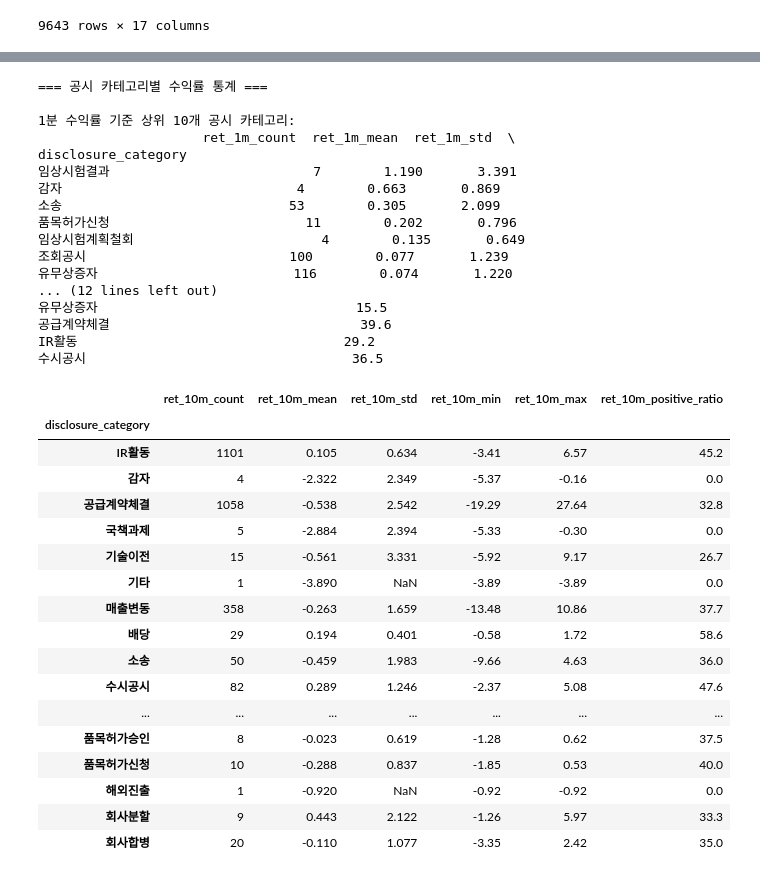
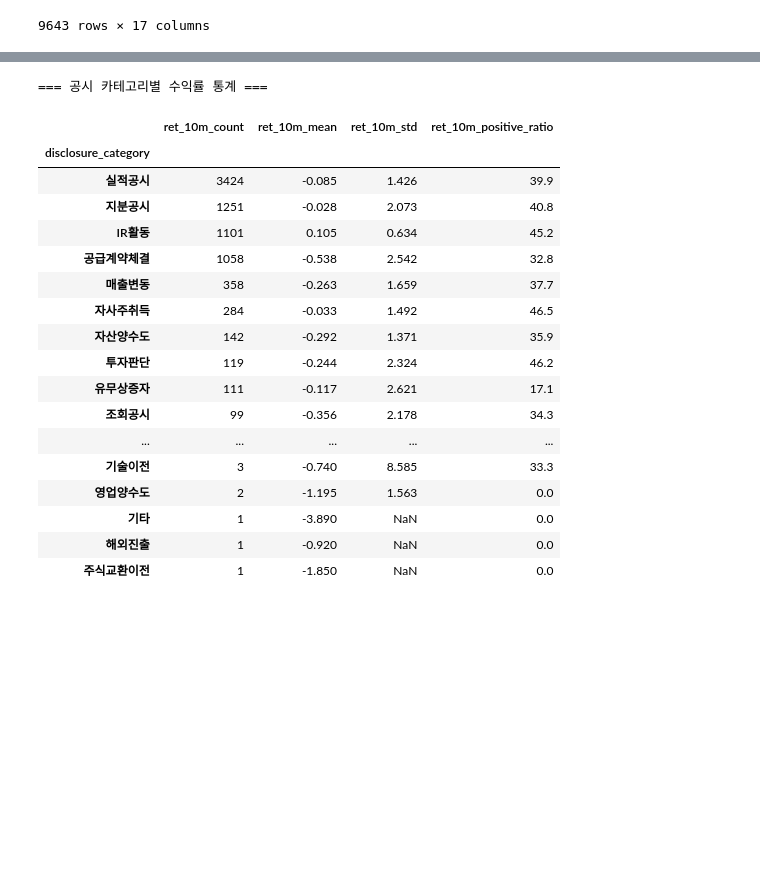
Before and after one commit to antaechan/dart-sentiment-analysis, a Jupyter notebook: analysis/eda.ipynb, the cells around one changed output, grey strips where cells are left out. Saved outputs shown, nothing was run; the diff lists cells and outputs as text; code cells hidden in the pictures; blank space fills up the shorter version.

```diff
--- a/analysis/eda.ipynb
+++ b/analysis/eda.ipynb
@@ -154,7 +222,7 @@ print("\n결측값 현황:")
 print(target_df.isnull().sum())
 
 # 수익률 컬럼 확인
-ret_columns = ["ret_1m", "ret_3m", "ret_10m", "ret_60m"]
+ret_columns = ["ret_3m", "ret_10m", "ret_30m", "ret_60m"]
 print(f"\n수익률 컬럼: {ret_columns}")
 # %% [output]
 === 기본 데이터 분석 ===
@@ -177,8 +244,0 @@ dtype: int64
-# %%
-import sys
-
-sys.path.append("../analysis")
-
-from eda_helper import analyze_disclosure_types_by_keywords, calculate_return_statistics_by_category
-ret_columns = ["ret_1m", "ret_3m", "ret_10m", "ret_60m"]
-df_with_returns, category_counts = analyze_disclosure_types_by_keywords(target_df, ret_columns = ret_columns)
@@ -325,38 +485,22 @@ IR활동                                  29.2
 # %%
-calculate_return_statistics_by_category(df_with_returns, ret_columns)[["ret_10m_count", "ret_10m_mean", "ret_10m_std", "ret_10m_min", "ret_10m_max", "ret_10m_positive_ratio"]]
+calculate_return_statistics_by_category(df_with_returns, ret_columns)[["ret_10m_count", "ret_10m_mean", "ret_10m_std",  "ret_10m_positive_ratio"]]
 # %% [output]
 === 공시 카테고리별 수익률 통계 ===
-
-1분 수익률 기준 상위 10개 공시 카테고리:
-                     ret_1m_count  ret_1m_mean  ret_1m_std  \
-disclosure_category
-임상시험결과                          7        1.190       3.391
-감자                              4        0.663       0.869
-소송                             53        0.305       2.099
-품목허가신청                         11        0.202       0.796
-임상시험계획철회                        4        0.135       0.649
-조회공시                          100        0.077       1.239
-유무상증자                         116        0.074       1.220
-... (12 lines left out)
-유무상증자                                 15.5
-공급계약체결                                39.6
-IR활동                                  29.2
-수시공시                                  36.5
-|  | ret_10m_count | ret_10m_mean | ret_10m_std | ret_10m_min | ret_10m_max | ret_10m_positive_ratio |
-| disclosure_category |  |  |  |  |  |  |
-| IR활동 | 1101 | 0.105 | 0.634 | -3.41 | 6.57 | 45.2 |
-| 감자 | 4 | -2.322 | 2.349 | -5.37 | -0.16 | 0.0 |
-| 공급계약체결 | 1058 | -0.538 | 2.542 | -19.29 | 27.64 | 32.8 |
-| 국책과제 | 5 | -2.884 | 2.394 | -5.33 | -0.30 | 0.0 |
-| 기술이전 | 15 | -0.561 | 3.331 | -5.92 | 9.17 | 26.7 |
-| 기타 | 1 | -3.890 | NaN | -3.89 | -3.89 | 0.0 |
-| 매출변동 | 358 | -0.263 | 1.659 | -13.48 | 10.86 | 37.7 |
-| 배당 | 29 | 0.194 | 0.401 | -0.58 | 1.72 | 58.6 |
-| 소송 | 50 | -0.459 | 1.983 | -9.66 | 4.63 | 36.0 |
-| 수시공시 | 82 | 0.289 | 1.246 | -2.37 | 5.08 | 47.6 |
-| ... | ... | ... | ... | ... | ... | ... |
-| 품목허가승인 | 8 | -0.023 | 0.619 | -1.28 | 0.62 | 37.5 |
-| 품목허가신청 | 10 | -0.288 | 0.837 | -1.85 | 0.53 | 40.0 |
-| 해외진출 | 1 | -0.920 | NaN | -0.92 | -0.92 | 0.0 |
-| 회사분할 | 9 | 0.443 | 2.122 | -1.26 | 5.97 | 33.3 |
-| 회사합병 | 20 | -0.110 | 1.077 | -3.35 | 2.42 | 35.0 |
+|  | ret_10m_count | ret_10m_mean | ret_10m_std | ret_10m_positive_ratio |
+| disclosure_category |  |  |  |  |
+| 실적공시 | 3424 | -0.085 | 1.426 | 39.9 |
+| 지분공시 | 1251 | -0.028 | 2.073 | 40.8 |
+| IR활동 | 1101 | 0.105 | 0.634 | 45.2 |
+| 공급계약체결 | 1058 | -0.538 | 2.542 | 32.8 |
+| 매출변동 | 358 | -0.263 | 1.659 | 37.7 |
+| 자사주취득 | 284 | -0.033 | 1.492 | 46.5 |
+| 자산양수도 | 142 | -0.292 | 1.371 | 35.9 |
+| 투자판단 | 119 | -0.244 | 2.324 | 46.2 |
+| 유무상증자 | 111 | -0.117 | 2.621 | 17.1 |
+| 조회공시 | 99 | -0.356 | 2.178 | 34.3 |
+| ... | ... | ... | ... | ... |
+| 기술이전 | 3 | -0.740 | 8.585 | 33.3 |
+| 영업양수도 | 2 | -1.195 | 1.563 | 0.0 |
+| 기타 | 1 | -3.890 | NaN | 0.0 |
+| 해외진출 | 1 | -0.920 | NaN | 0.0 |
+| 주식교환이전 | 1 | -1.850 | NaN | 0.0 |
```
Also changed, not shown: parts of 14 cells of this notebook, 4 other files.
